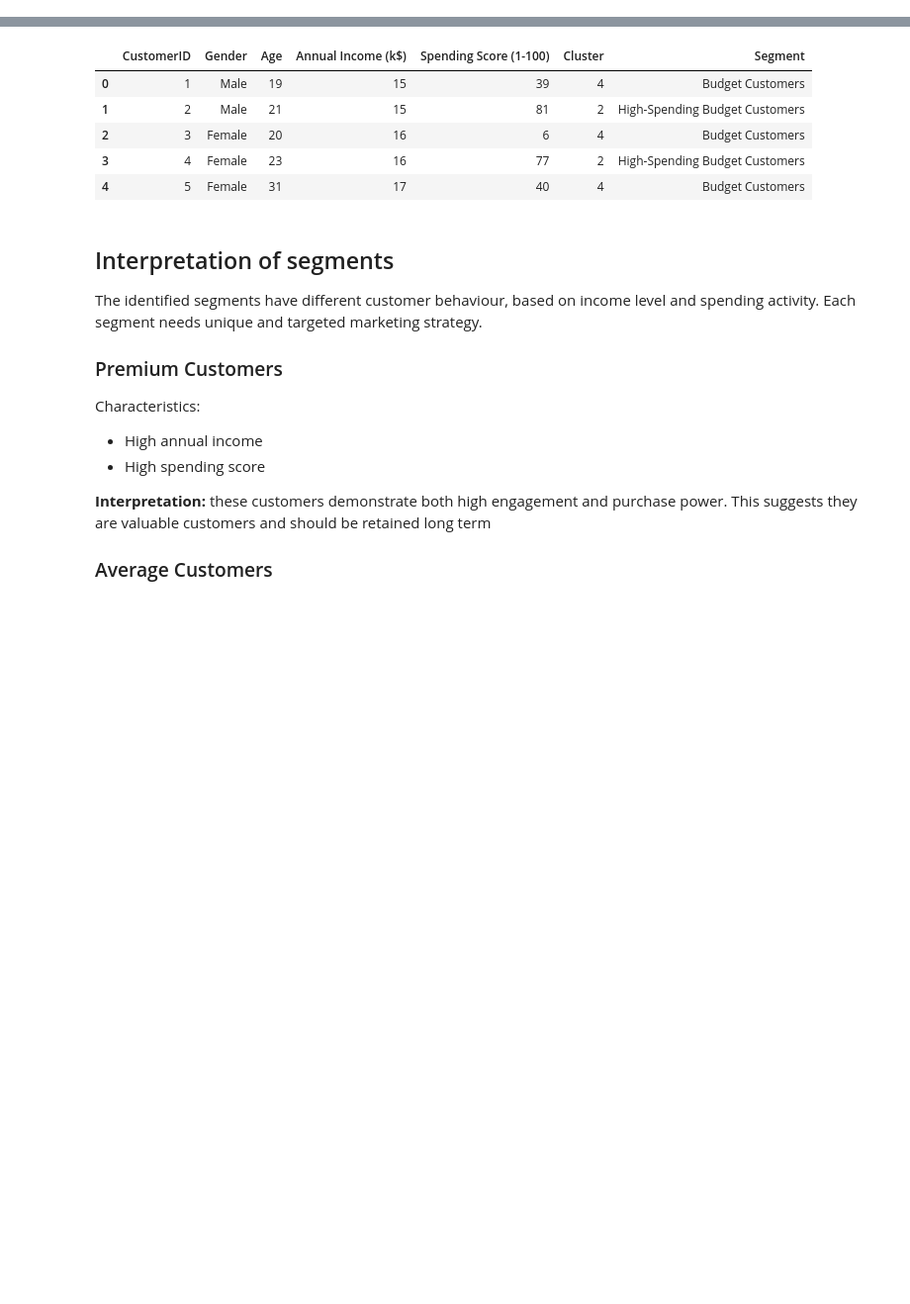
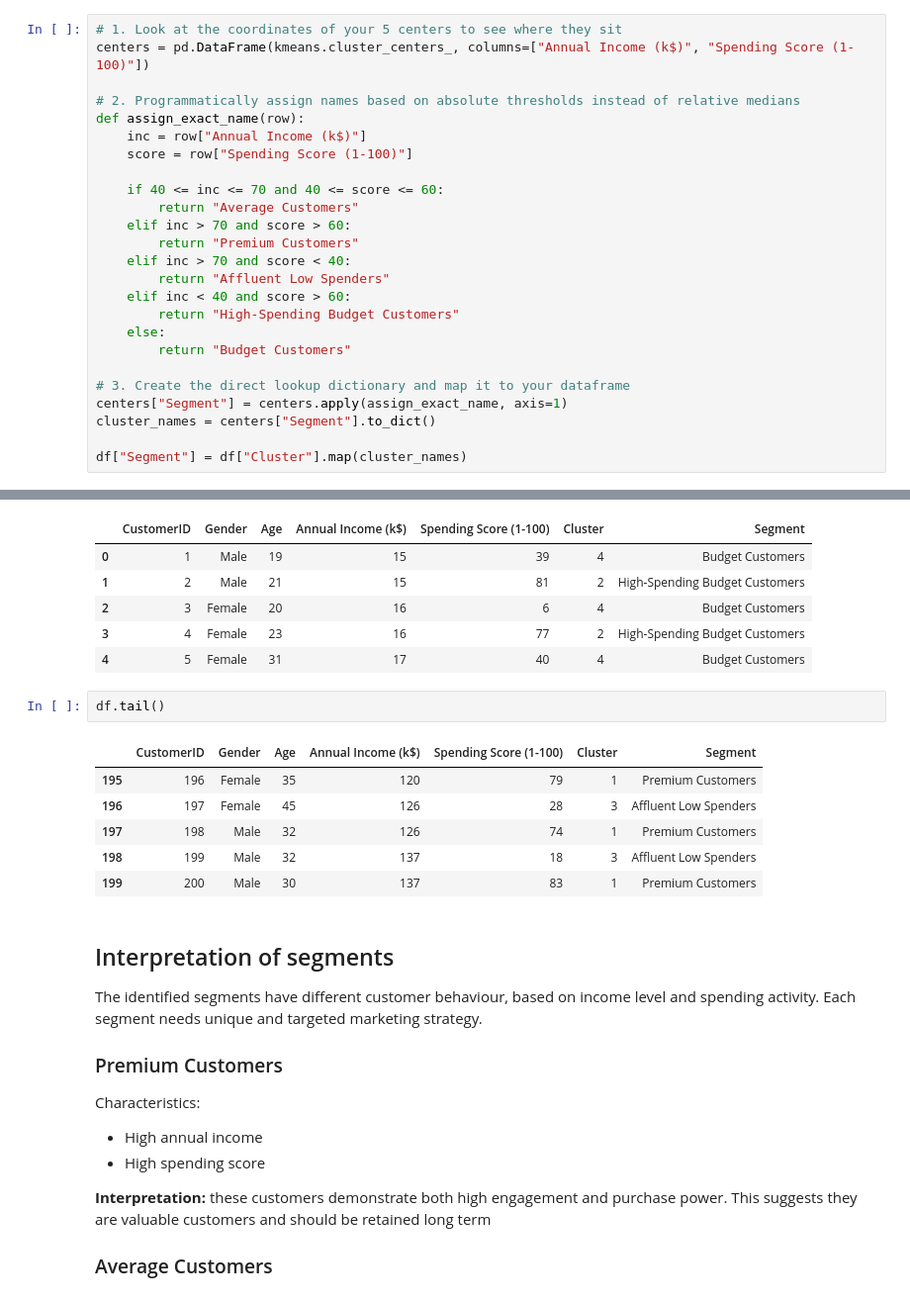
Before and after one commit to gpnkuna/customer_segmentation_analysis, a Jupyter notebook: notebooks/customer_segmentation_analysis.ipynb, the cells around one changed output, grey strips where cells are left out. Shown at 99% size. Drawn from its saved outputs; the diff is of its cells as text; blank space fills up the shorter version.

Commit message:
solved cluster naming issue

```diff
--- a/notebooks/customer_segmentation_analysis.ipynb
+++ b/notebooks/customer_segmentation_analysis.ipynb
@@ -184,3 +154,28 @@ df["Segment"] = df["Cluster"].map(cluster_names)
+# %%
+# 1. Look at the coordinates of your 5 centers to see where they sit
+centers = pd.DataFrame(kmeans.cluster_centers_, columns=["Annual Income (k$)", "Spending Score (1-100)"])
+
+# 2. Programmatically assign names based on absolute thresholds instead of relative medians
+def assign_exact_name(row):
+    inc = row["Annual Income (k$)"]
+    score = row["Spending Score (1-100)"]
+
+    if 40 <= inc <= 70 and 40 <= score <= 60:
+        return "Average Customers"
+    elif inc > 70 and score > 60:
+        return "Premium Customers"
+    elif inc > 70 and score < 40:
+        return "Affluent Low Spenders"
+    elif inc < 40 and score > 60:
+        return "High-Spending Budget Customers"
+    else:
+        return "Budget Customers"
+
+# 3. Create the direct lookup dictionary and map it to your dataframe
+centers["Segment"] = centers.apply(assign_exact_name, axis=1)
+cluster_names = centers["Segment"].to_dict()
+
+df["Segment"] = df["Cluster"].map(cluster_names)
 # %%
 df.head()
 # %% [output]
@@ -190,6 +185,15 @@ df.head()
 | 2 | 3 | Female | 20 | 16 | 6 | 4 | Budget Customers |
 | 3 | 4 | Female | 23 | 16 | 77 | 2 | High-Spending Budget Customers |
 | 4 | 5 | Female | 31 | 17 | 40 | 4 | Budget Customers |
+# %%
+df.tail()
+# %% [output]
+|  | CustomerID | Gender | Age | Annual Income (k$) | Spending Score (1-100) | Cluster | Segment |
+| 195 | 196 | Female | 35 | 120 | 79 | 1 | Premium Customers |
+| 196 | 197 | Female | 45 | 126 | 28 | 3 | Affluent Low Spenders |
+| 197 | 198 | Male | 32 | 126 | 74 | 1 | Premium Customers |
+| 198 | 199 | Male | 32 | 137 | 18 | 3 | Affluent Low Spenders |
+| 199 | 200 | Male | 30 | 137 | 83 | 1 | Premium Customers |
 # %% [markdown]
 ## Interpretation of segments
 The identified segments have different customer behaviour, based on income level and spending activity. Each segment needs unique and targeted marketing strategy.
```
Also changed, not shown: parts of 2 cells of this notebook.
